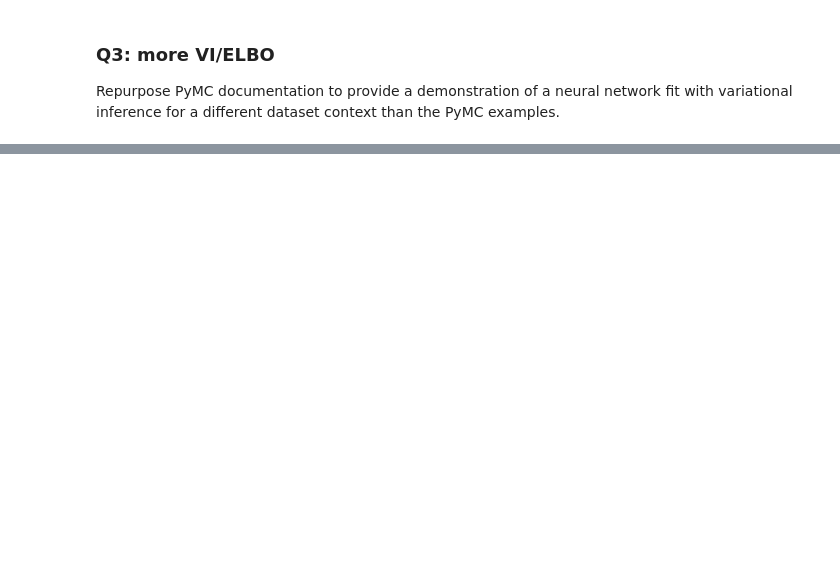
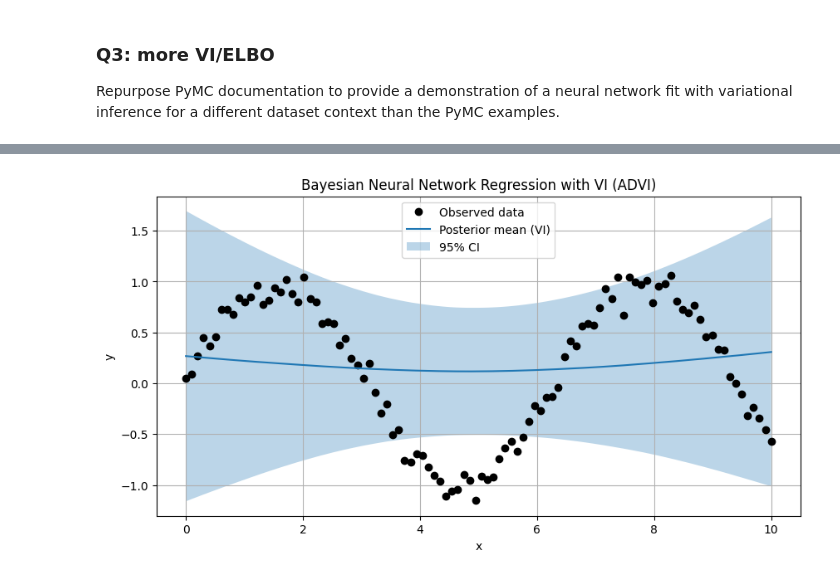
Before and after one commit to emisu36/STA365, a Jupyter notebook: HW10 - STA365.ipynb, the cells around one changed output, grey strips where cells are left out. Drawn from its saved outputs; the diff is of its cells as text; code cells hidden in the pictures; blank space fills up the shorter version.

```diff
--- a/HW10 - STA365.ipynb
+++ b/HW10 - STA365.ipynb
@@ -787,0 +852,12 @@ Repurpose PyMC documentation to provide a demonstration of a neural network fit
+# %%
+# New input points
+x_new = np.linspace(0, 10, 200)[:, None]
+x_new_scaled = (x_new - x_mean) / x_std
+
+with nn_vi_model:
+    pm.set_data({"x": x_new_scaled})
+    pred_idata = pm.sample_posterior_predictive(
+        posterior_samples,
+        var_names=["y_pred"],
+        random_seed=42
+    )
@@ -787,0 +867,28 @@ Repurpose PyMC documentation to provide a demonstration of a neural network fit
+# %%
+# Convert from InferenceData to NumPy
+y_pred_samples = pred_idata.posterior_predictive["y_pred"].stack(samples=("chain", "draw")).values
+
+# Rescale
+preds = y_pred_samples * y_std + y_mean
+mean_pred = preds.mean(axis=-1)
+std_pred = preds.std(axis=-1)
+
+# Plot
+plt.figure(figsize=(10, 5))
+plt.plot(x, y, "ok", label="Observed data")
+plt.plot(x_new.ravel(), mean_pred, label="Posterior mean (VI)")
+plt.fill_between(
+    x_new.ravel(),
+    mean_pred - 2 * std_pred,
+    mean_pred + 2 * std_pred,
+    alpha=0.3,
+    label="95% CI"
+)
+plt.title("Bayesian Neural Network Regression with VI (ADVI)")
+plt.xlabel("x")
+plt.ylabel("y")
+plt.legend()
+plt.grid(True)
+plt.show()
+# %% [output]
+[figure, added]
```
Also changed, not shown: parts of 7 cells of this notebook.
